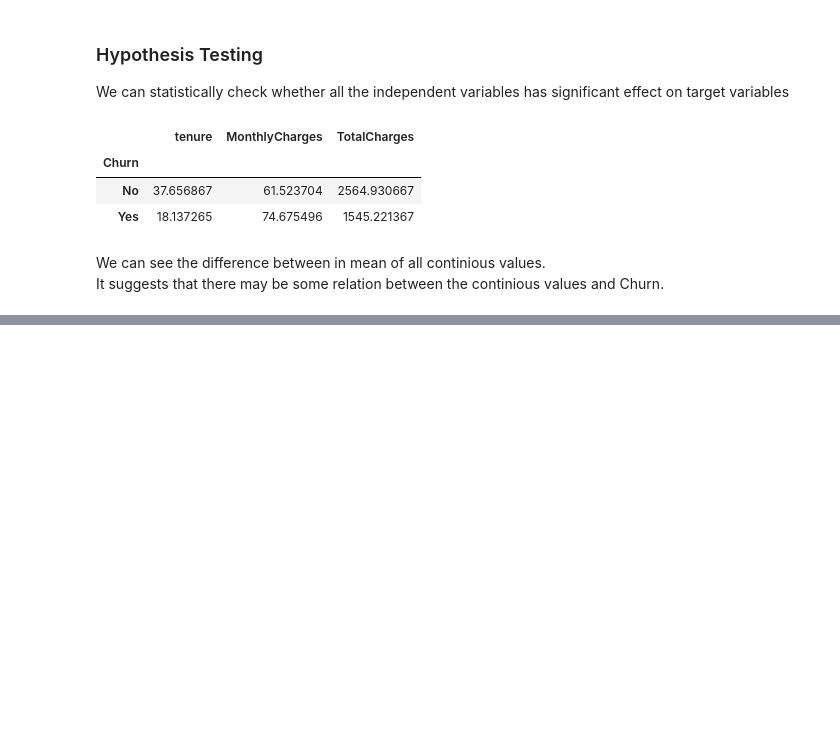
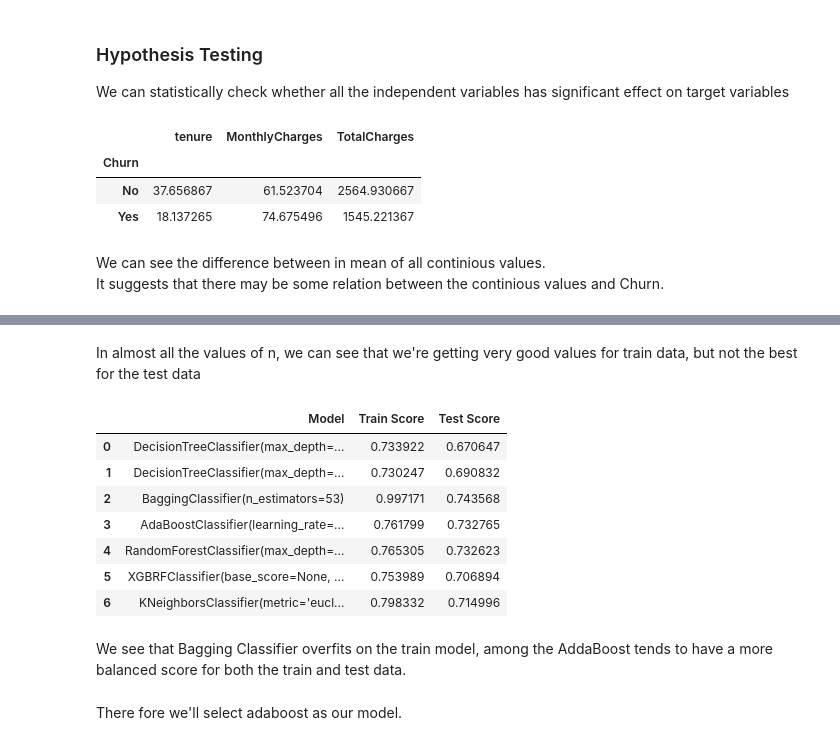
Before and after one commit to Vaibhav091416/Churn-Prediction-Using-Ensamle-learning, a Jupyter notebook: notebook/ml.ipynb, the cells around one changed output, grey strips where cells are left out. Drawn from its saved outputs; the diff is of its cells as text; code cells hidden in the pictures; blank space fills up the shorter version.

```diff
--- a/notebook/ml.ipynb
+++ b/notebook/ml.ipynb
@@ -125,0 +646,7 @@ array(['tenure', 'MonthlyCharges', 'TotalCharges'], dtype=object)
+# %%
+KNN=KNeighborsClassifier(n_jobs=-1,metric='euclidean')
+KNN.fit(X_train_res,Y_train_res)
+y_pred=KNN.predict(X_test)
+print("Performance on train data: ",KNN.score(X_train_res,Y_train_res))
+print("Performance on test data: ",KNN.score(X_test,Y_test))
+print("Classification Report:\n",classification_report(Y_test,y_pred))
@@ -125,0 +665,8 @@ array(['tenure', 'MonthlyCharges', 'TotalCharges'], dtype=object)
+# %%
+for i in range(1,20,2):
+    KNN=KNeighborsClassifier(n_neighbors=i,n_jobs=-1,metric='euclidean')
+    KNN.fit(X_train_res,Y_train_res)
+    y_pred=KNN.predict(X_test)
+    print("Performance on train data: ",KNN.score(X_train_res,Y_train_res))
+    print("Performance on test data: ",KNN.score(X_test,Y_test))
+    print("Classification Report:\n",classification_report(Y_test,y_pred))
@@ -125,0 +691,39 @@ array(['tenure', 'MonthlyCharges', 'TotalCharges'], dtype=object)
+# %% [markdown]
+In almost all the values of n, we can see that we're getting very good values for train data, but not the best for the test data
+# %%
+def score(model,cv):
+    smote=SMOTE(random_state=1)
+    train_score=[]
+    test_score=[]
+    for train_fold_index,test_fold_index in cv.split(x_l,y):
+        X_train,X_test=x_l.iloc[train_fold_index],x_l.iloc[test_fold_index]
+        Y_train,Y_test=y.iloc[train_fold_index],y.iloc[test_fold_index]
+        X_train_res,Y_train_res=smote.fit_resample(X_train,Y_train)
+        dtree=model.fit(X_train_res,Y_train_res)
+        Y_predict=dtree.predict(X_test)
+        train_score.append(dtree.score(X_train_res,Y_train_res))
+        test_score.append(dtree.score(X_test,Y_test))
+    return np.mean(train_score),np.mean(test_score)
+# %%
+cv=StratifiedKFold(n_splits=5,shuffle=True,random_state=1)
+# %%
+model=[clf_pruned,best_cf,best_bcf,abcl_best,rf_cl,xgb_best,KNN]
+eval=pd.DataFrame(columns=['Model','Train Score','Test Score'])
+for i in model:
+      train_score,test_score=score(i,cv)
+      new_row=pd.DataFrame({'Model':[str(i)],'Train Score':[train_score],'Test Score':[test_score]}, index=[0])
+      eval=pd.concat([eval,new_row],axis=0,ignore_index=True)
+eval
+# %% [output]
+|  | Model | Train Score | Test Score |
+| 0 | DecisionTreeClassifier(max_depth=... | 0.733922 | 0.670647 |
+| 1 | DecisionTreeClassifier(max_depth=... | 0.730247 | 0.690832 |
+| 2 | BaggingClassifier(n_estimators=53) | 0.997171 | 0.743568 |
+| 3 | AdaBoostClassifier(learning_rate=... | 0.761799 | 0.732765 |
+| 4 | RandomForestClassifier(max_depth=... | 0.765305 | 0.732623 |
+| 5 | XGBRFClassifier(base_score=None, ... | 0.753989 | 0.706894 |
+| 6 | KNeighborsClassifier(metric='eucl... | 0.798332 | 0.714996 |
+# %% [markdown]
+We see that Bagging Classifier overfits on the train model, among the AddaBoost tends to have a more balanced score for both the train and test data.
+# %% [markdown]
+There fore we'll select adaboost as our model.
```
Also changed, not shown: parts of 94 cells of this notebook, 9 other files.
